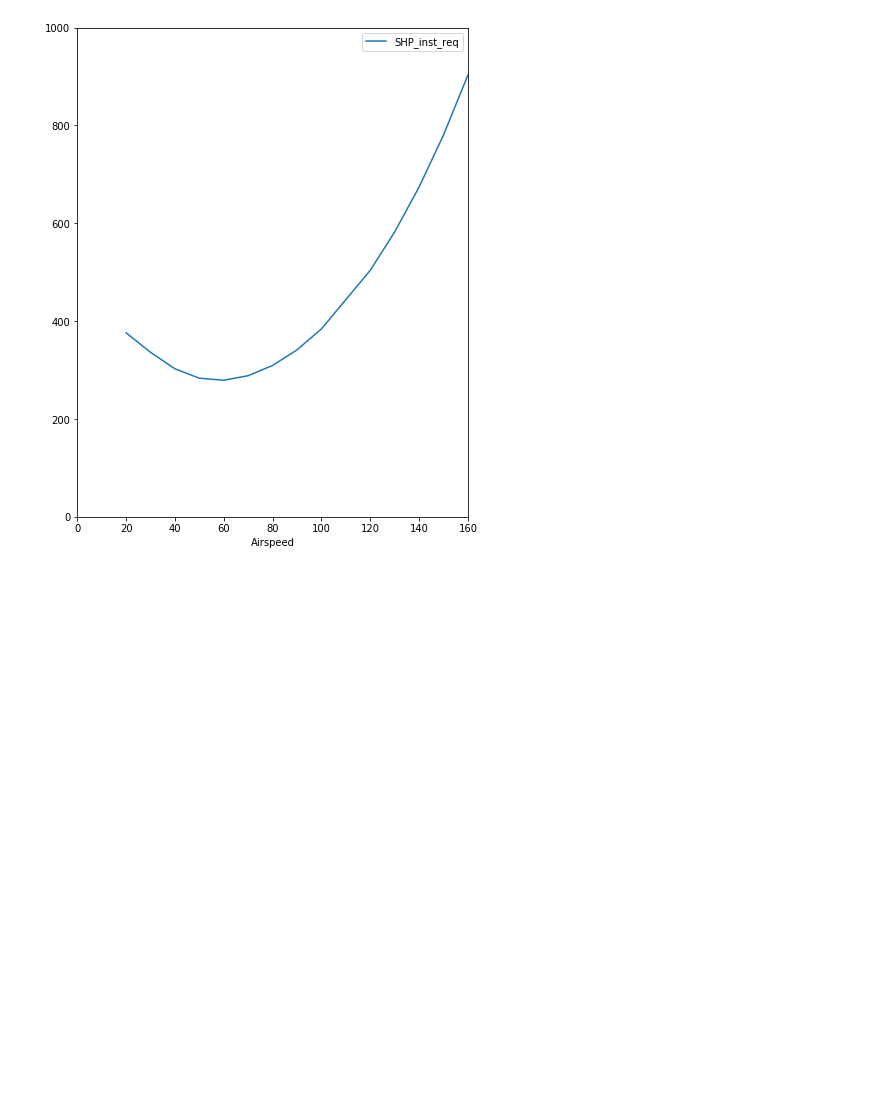
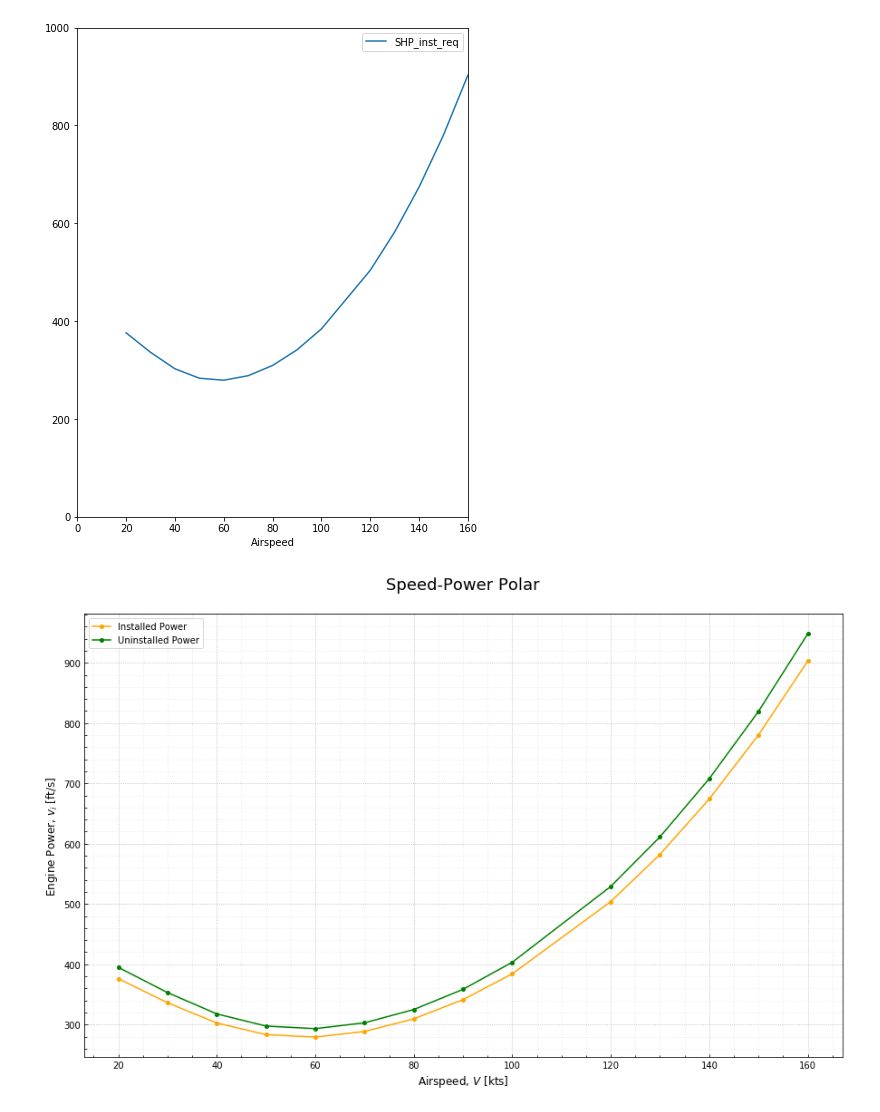
Before and after one commit to Czarified/helipypter, a Jupyter notebook: missionSim.ipynb, the cells around one changed output. Drawn from its saved outputs; the diff is of its cells as text; code cells hidden in the pictures; blank space fills up the shorter version.

Commit message:
Added nicer plot
Created a much nicer plot for Speed-Power Polar.

```diff
--- a/missionSim.ipynb
+++ b/missionSim.ipynb
@@ -729,3 +729,34 @@ Power.plot(x='Airspeed', y='SHP_inst_req', xlim=(0,160), ylim=(0,1000), figsize=
 # %% [output]
 <matplotlib.axes._subplots.AxesSubplot at 0x...>
 [figure]
+# %%
+## This cell just plots the Speed-Power curve
+
+fig, ax = plt.subplots(figsize=(15,9))
+
+# Add the data and color it
+ax.plot(Power.Airspeed, Power.SHP_inst_req, color='orange', label='Installed Power', marker='o', markersize='4')
+ax.plot(Power.Airspeed, Power.SHP_uninst, color='green', label='Uninstalled Power', marker='o', markersize='4')
+ax.legend()
+
+# Axis labels
+ax.set_xlabel('Airspeed, $V$ [kts]', fontsize=12)
+ax.set_ylabel('Engine Power, $v_i$ [ft/s]', fontsize=12)
+ax.set_title('Speed-Power Polar\n', fontsize=18)
+
+# Move the axis and its label to the top
+# ax.xaxis.set_label_position('top')
+# ax.xaxis.tick_top()
+
+# Set the ticks
+# ax.xaxis.set_major_locator(ticker.FixedLocator([0, 0.1, 0.2, 0.3, 0.4, 0.5, 0.6, 0.7, 0.8, 0.9, 1]))
+ax.tick_params(which='minor', width=0.75, length=2.5)
+ax.xaxis.set_minor_locator(ticker.AutoMinorLocator())
+ax.yaxis.set_minor_locator(ticker.AutoMinorLocator())
+ax.tick_params(axis='both', which='both', direction='in')
+
+# Set the grid lines
+ax.grid(b=True, which='major', linestyle=':')
+ax.grid(b=True, which='minor', linestyle=':', alpha=0.3)
+# %% [output]
+[figure, added]
```
Also changed, not shown: parts of 6 cells of this notebook.
